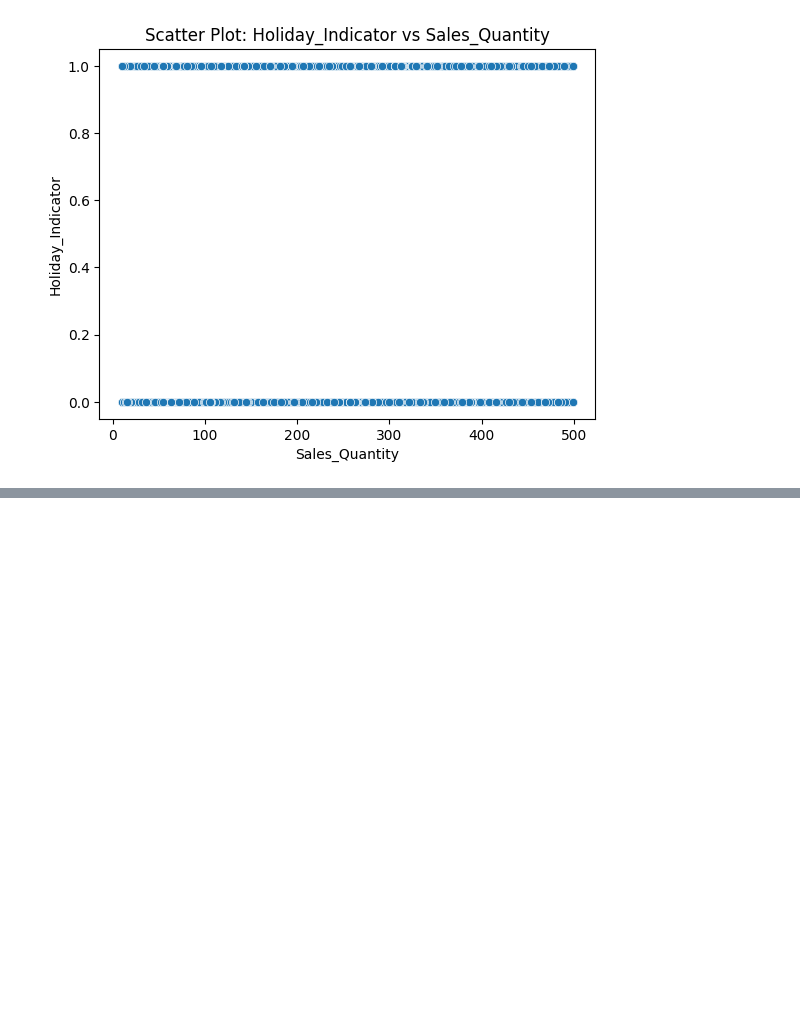
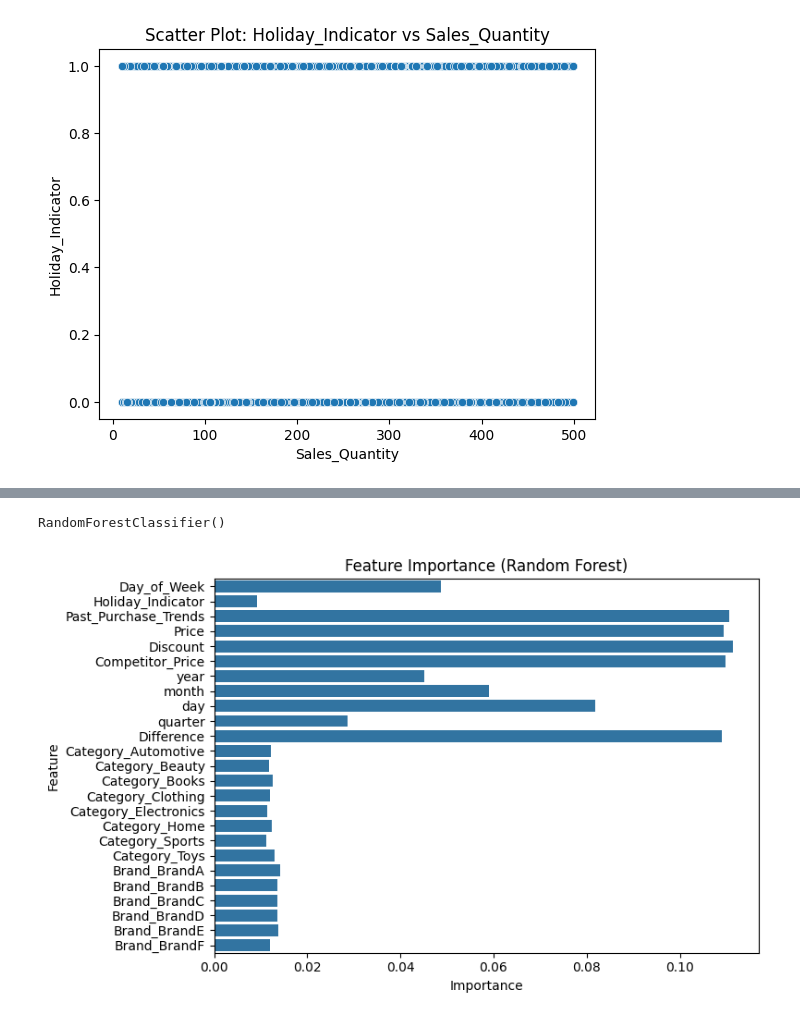
Before and after one commit to jwsadman/salesForecasting, a Jupyter notebook: notebook.ipynb, the cells around one changed output, grey strips where cells are left out. Drawn from its saved outputs; the diff is of its cells as text; code cells hidden in the pictures; blank space fills up the shorter version.

Commit message:
Took account the Feature Importance

```diff
--- a/notebook.ipynb
+++ b/notebook.ipynb
@@ -600,0 +679,2 @@ pt.show()
+# %%
+X_enc = pd.get_dummies(X, columns=['Category', 'Brand'])
@@ -600,0 +700,20 @@ pt.show()
+# %%
+X_train, X_test, y_train, y_test = train_test_split(X_enc, y, random_state=42)
+# %%
+model = RandomForestClassifier()
+model.fit(X_train, y_train)
+# %% [output]
+RandomForestClassifier()
+# %%
+importances = model.feature_importances_
+features = X_enc.columns
+# %%
+pt.figure(figsize=(8, 5))
+sn.barplot(x=importances, y=features)
+pt.title("Feature Importance (Random Forest)")
+pt.xlabel("Importance")
+pt.ylabel("Feature")
+pt.tight_layout()
+pt.show()
+# %% [output]
+[figure, added]
```
Also changed, not shown: parts of 24 cells of this notebook.
